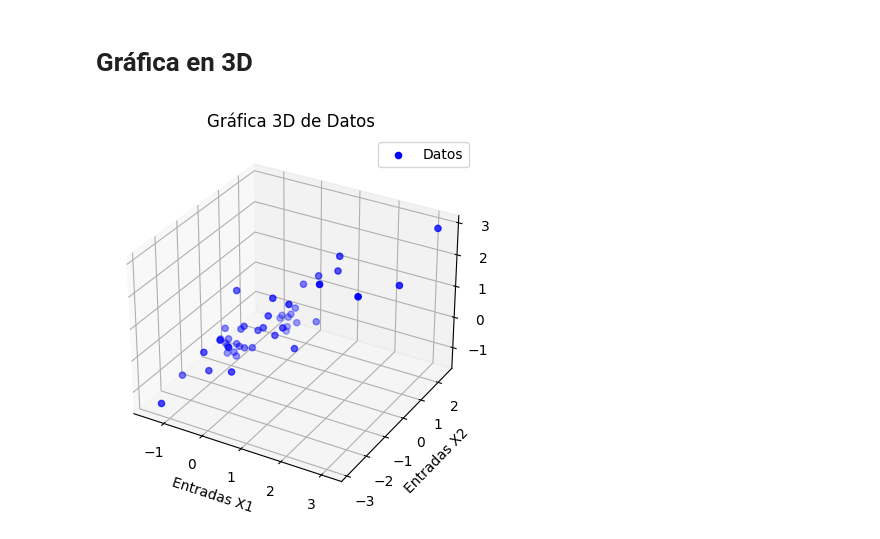
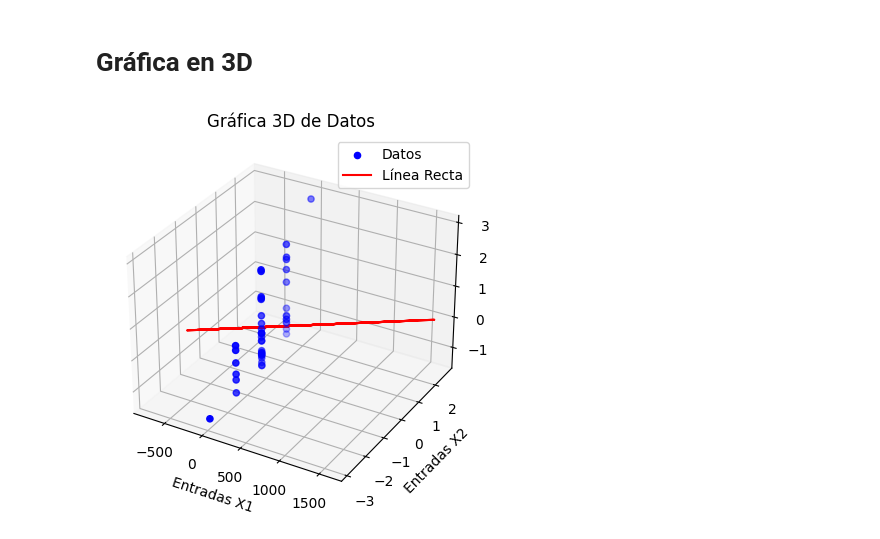
Before and after one commit to jcagudelo12/IA, a Jupyter notebook: RegresionLineal_2_Variables/R_Lineal_Two_Variable.ipynb, the cells around one changed output. Drawn from its saved outputs; the diff is of its cells as text; code cells hidden in the pictures.

```diff
--- a/RegresionLineal_2_Variables/R_Lineal_Two_Variable.ipynb
+++ b/RegresionLineal_2_Variables/R_Lineal_Two_Variable.ipynb
@@ -149,36 +154,37 @@ Beta2:  [-0.001635]
 # %% [markdown]
 # Gráfica en 3D
 # %%
+
+# Coeficientes encontrados por el cálculo del gradiente descendente
+B0 = Beta[0]
+B1 = Beta[1]
+B2 = Beta[2]
+
 # Crear una figura y un objeto de subtrama 3D
 fig = plt.figure()
 ax = fig.add_subplot(111, projection='3d')
 
 # Graficar los datos en 3D
 ax.scatter(dataNormalizada[:,0], dataNormalizada[:,1], dataNormalizada[:,2], c='b', marker='o', label='Datos')
 
+X2New = np.zeros((dataNormalizada.shape[0],1))
 
-
-# # Definir valores para la línea recta
-# X1 = np.zeros((X[:, 1].size, 1))
-# X2 = np.zeros((X[:, 2].size, 1))
-
-# X1[:, 0] = X[:, 1]
-# X2[:, 0] = X[:, 2]
-
-# # Graficar la línea recta
-# ax.plot(X1, h_beta, color='r', label='Línea Recta')
+#Ecuación de recta
+X2New[:,0] = (-B0 - B1 * np.array(dataNormalizada[:, 0])) / B2
+# Graficar la línea recta
+ax.plot(X2New, h_beta[:, 0], c='r', label='Línea Recta')
 
 
 # Personalizar el gráfico
 ax.set_xlabel('Entradas X1')
 ax.set_ylabel('Entradas X2')
 ax.set_zlabel('Salida Y')
 ax.set_title('Gráfica 3D de Datos')
 
 # Agregar una leyenda
 ax.legend()
 
 # Mostrar el gráfico
 plt.show()
 # %% [output]
-[figure, old version]
+[figure, new version]
```
Also changed, not shown: parts of 8 cells of this notebook, 1 other file.
